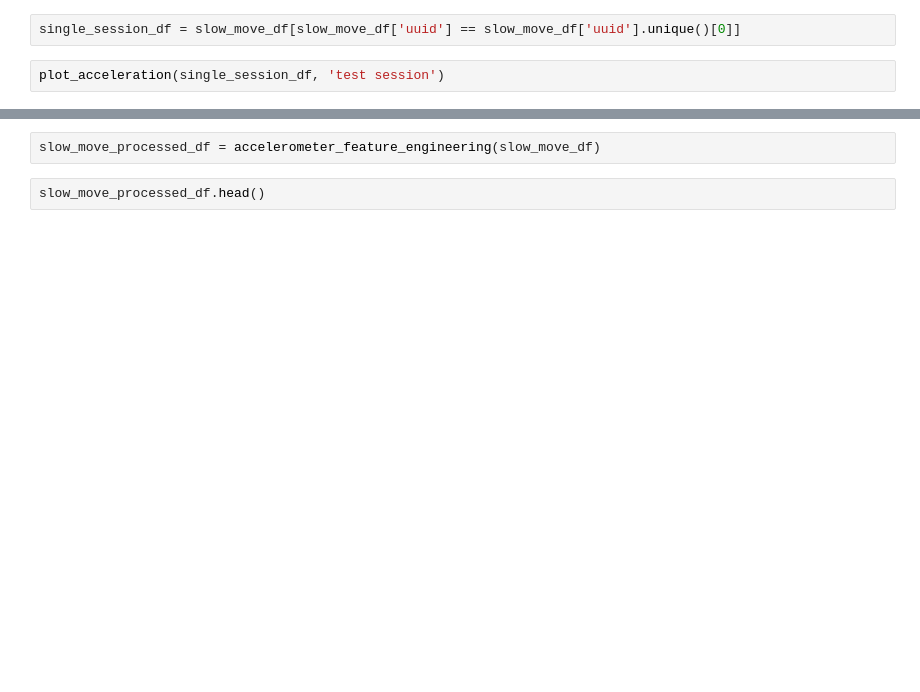
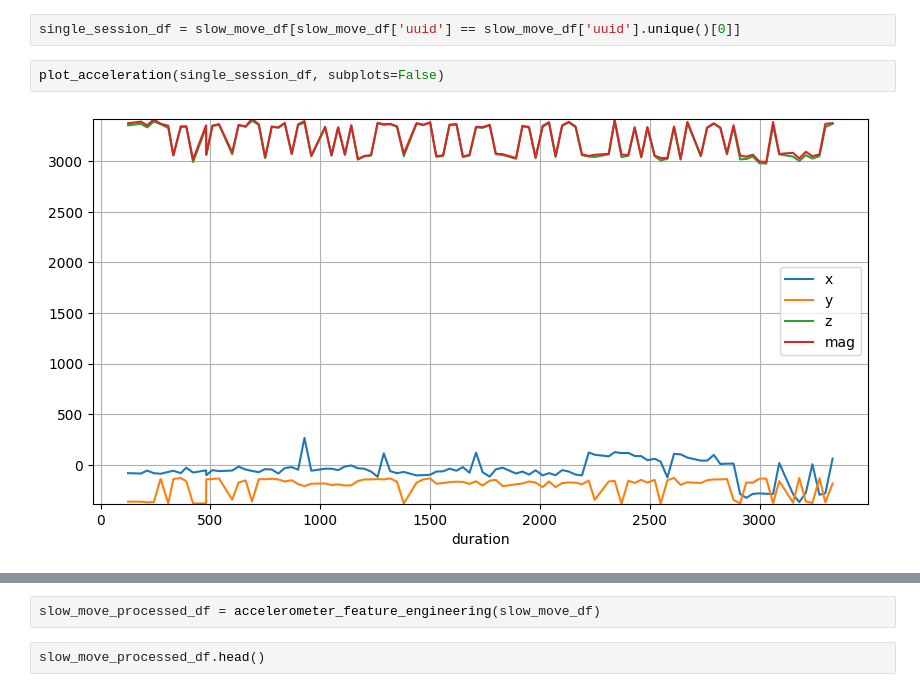
Before and after one commit to t1m0/master_thesis_analysis, a Jupyter notebook: 05_slow_move_analysis.ipynb, the cells around one changed output, grey strips where cells are left out. Saved outputs shown, nothing was run; the diff lists cells and outputs as text; blank space fills up the shorter version.

Commit message:
Consolidate plotting

```diff
--- a/05_slow_move_analysis.ipynb
+++ b/05_slow_move_analysis.ipynb
@@ -19,6 +36,8 @@ slow_move_df.describe()
 # %%
 single_session_df = slow_move_df[slow_move_df['uuid'] == slow_move_df['uuid'].unique()[0]]
 # %%
-plot_acceleration(single_session_df, 'test session')
+plot_acceleration(single_session_df, subplots=False)
+# %% [output]
+[figure, added]
 # %%
 plot_fourier_transformation(single_session_df, 'test session')
```
Also changed, not shown: parts of 14 cells of this notebook, 3 other files.
